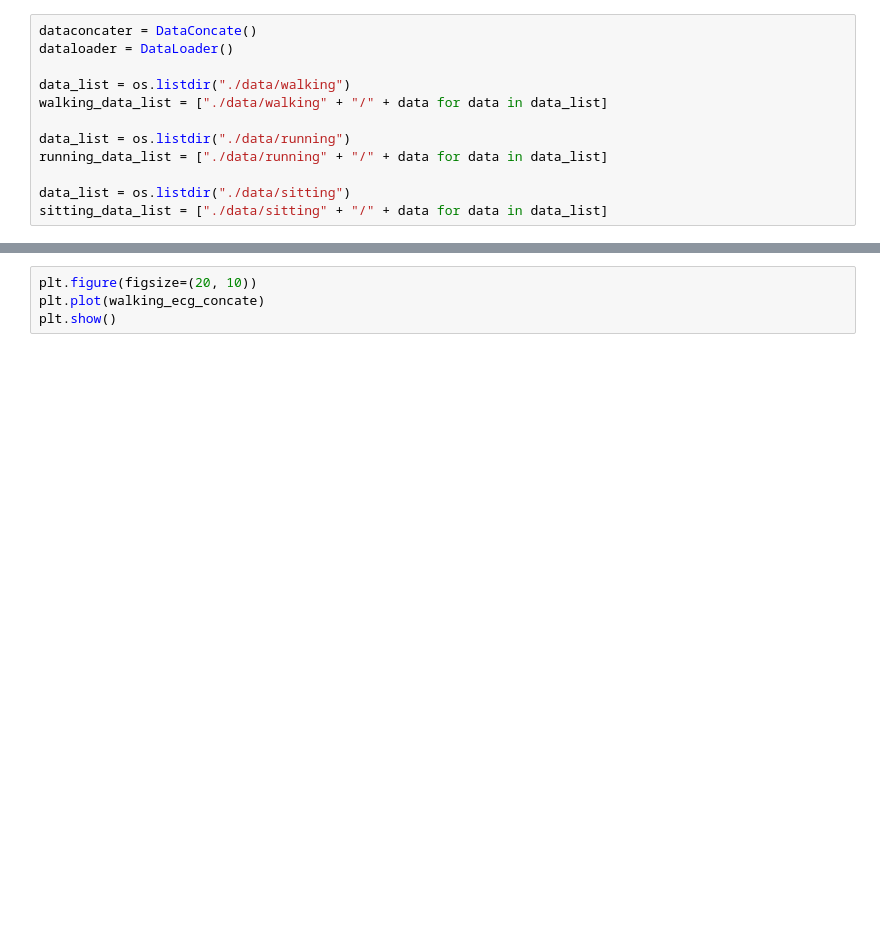
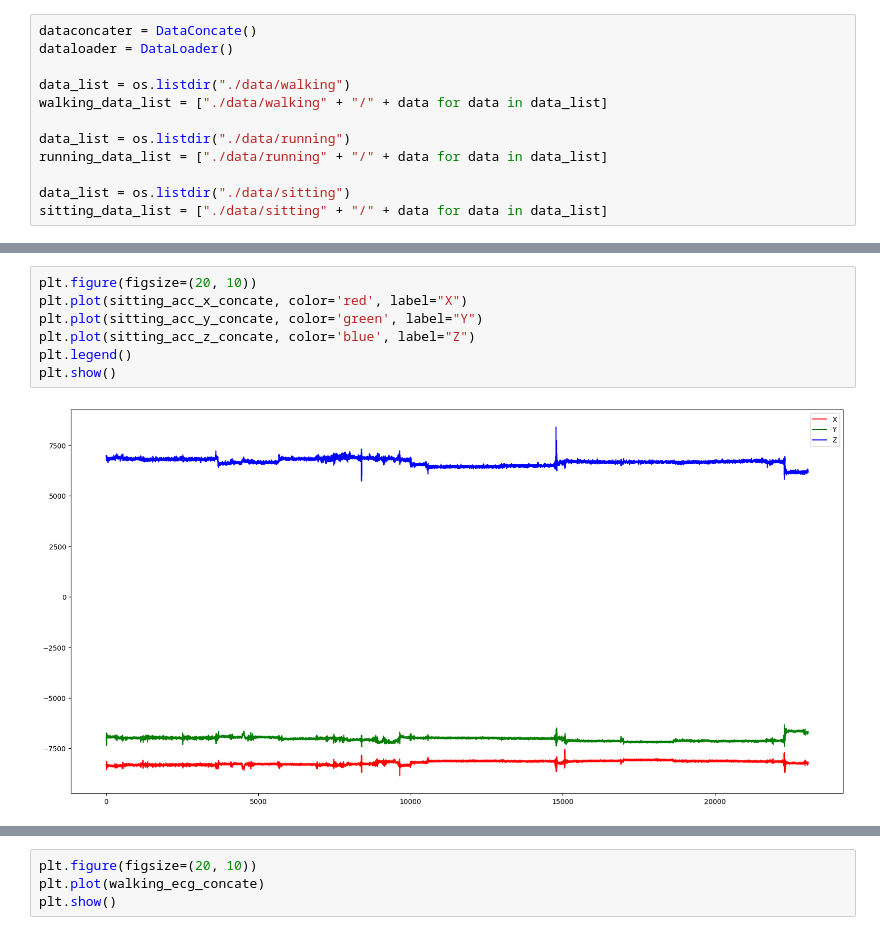
Before and after one commit to insung3511/ecg-estimate-walk, a Jupyter notebook: data_plotting.ipynb, the cells around one changed output, grey strips where cells are left out. Saved outputs shown, nothing was run; the diff lists cells and outputs as text; blank space fills up the shorter version.

```diff
--- a/data_plotting.ipynb
+++ b/data_plotting.ipynb
@@ -92,0 +66,9 @@ for idx in range(len(thirty_sec_walking_acc)):
+# %%
+plt.figure(figsize=(20, 10))
+plt.plot(sitting_acc_x_concate, color='red', label="X")
+plt.plot(sitting_acc_y_concate, color='green', label="Y")
+plt.plot(sitting_acc_z_concate, color='blue', label="Z")
+plt.legend()
+plt.show()
+# %% [output]
+[figure, added]
```
Also changed, not shown: parts of 19 cells of this notebook, 3 other files.
